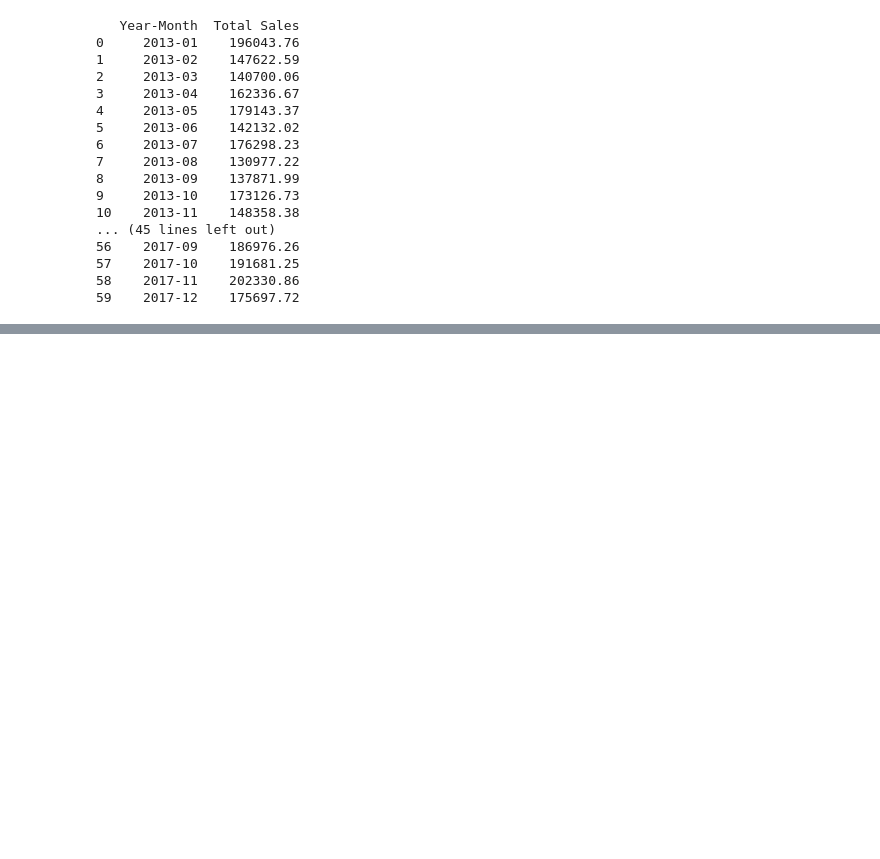
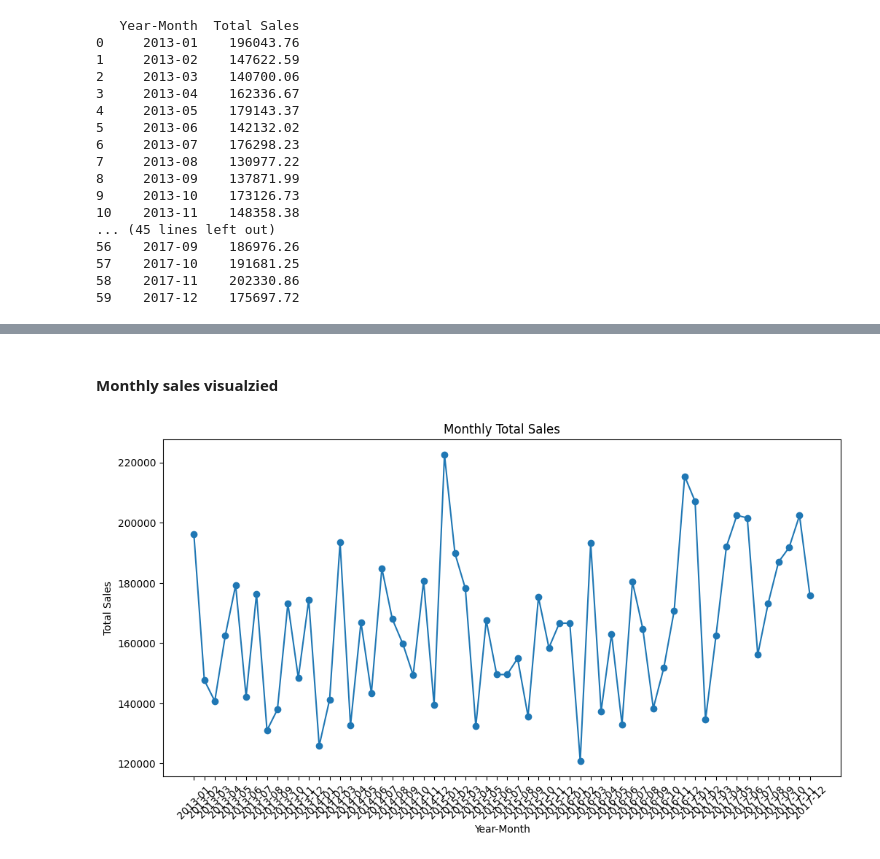
Before and after one commit to LynnT-2003/Big-Data-Analytics, a Jupyter notebook: Finals Project/mogodb_sample_supplies.ipynb, the cells around one changed output, grey strips where cells are left out. Drawn from its saved outputs; the diff is of its cells as text; code cells hidden in the pictures; blank space fills up the shorter version.

```diff
--- a/Finals Project/mogodb_sample_supplies.ipynb
+++ b/Finals Project/mogodb_sample_supplies.ipynb
@@ -264,0 +292,18 @@ print(monthly_total_sales)
+# %% [markdown]
+#### Monthly sales visualzied
+# %%
+import matplotlib.pyplot as plt
+
+# Convert 'Year-Month' to strings
+monthly_total_sales['Year-Month'] = monthly_total_sales['Year-Month'].astype(str)
+
+# Create the plot
+plt.figure(figsize=(12, 6))
+plt.plot(monthly_total_sales['Year-Month'], monthly_total_sales['Total Sales'], marker='o', linestyle='-')
+plt.title('Monthly Total Sales')
+plt.xlabel('Year-Month')
+plt.ylabel('Total Sales')
+plt.xticks(rotation=45)  # Rotate x-axis labels for readability
+plt.show()
+# %% [output]
+[figure, added]
```
Also changed, not shown: parts of 11 cells of this notebook.
